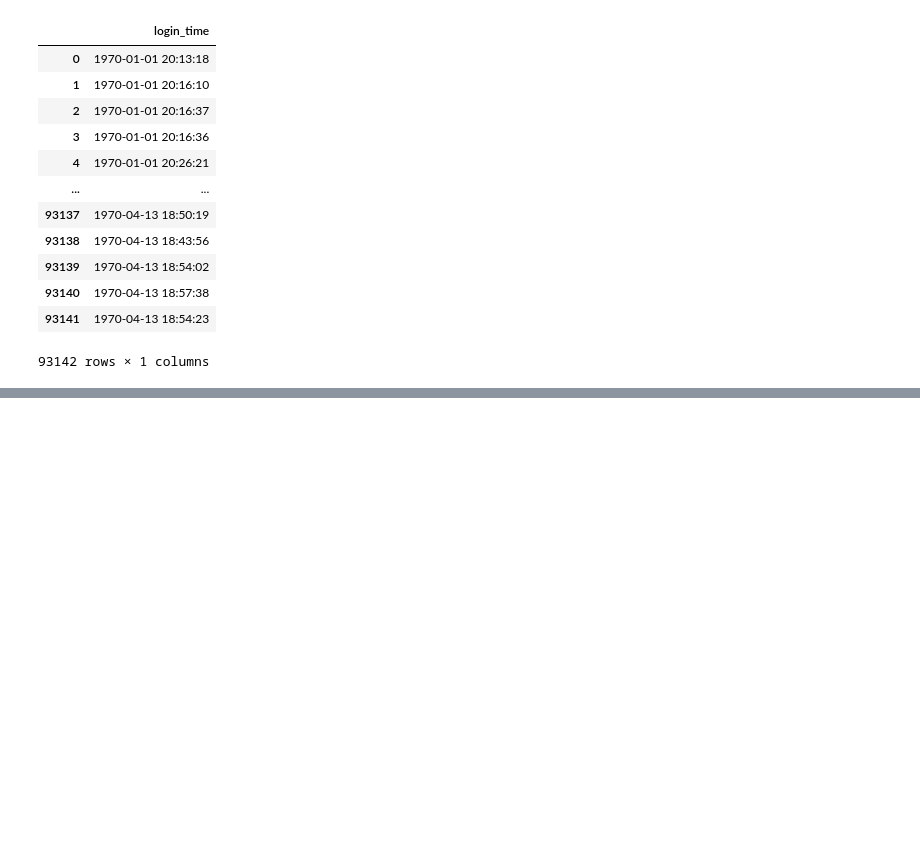
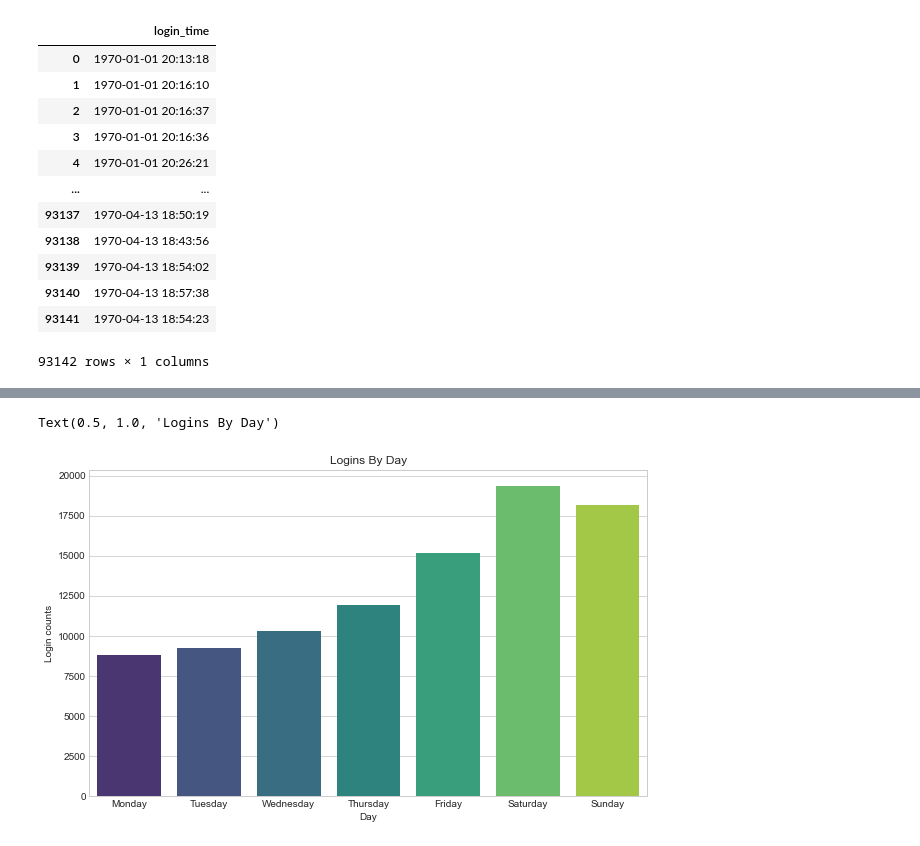
Before and after one commit to gabriellewald/ultimate-challenge, a Jupyter notebook: ultimate-data-challenge.ipynb, the cells around one changed output, grey strips where cells are left out. Drawn from its saved outputs; the diff is of its cells as text; code cells hidden in the pictures; blank space fills up the shorter version.

```diff
--- a/ultimate-data-challenge.ipynb
+++ b/ultimate-data-challenge.ipynb
@@ -113,0 +130,7 @@ df1
+# %%
+# reset index to perform feature engineering with timestamp column
+df_logins = df_logins.reset_index()
+# %%
+# add weekday column
+df_logins['weekday'] = df_logins['login_time'].dt.day_name()
+df_logins.head()
@@ -113,0 +144,4 @@ df1
+# %%
+# groupby('key', as_index=False): key does not become index but a column (no need reset_index() later)
+df_weekday = df_logins.groupby('weekday', as_index=False).sum()
+df_weekday
@@ -113,0 +157,15 @@ df1
+# %%
+# let's graph this!
+fig = plt.figure(figsize=(10,6))
+weekday_order = ['Monday', 'Tuesday', 'Wednesday', 'Thursday', 'Friday', 'Saturday', 'Sunday']
+
+# bar plot
+sns.barplot(x = 'weekday', y = 'count_15_min',
+            data = df_weekday, order=weekday_order,
+           palette = "viridis")
+plt.xlabel('Day')
+plt.ylabel('Login counts')
+plt.title('Logins By Day')
+# %% [output]
+Text(0.5, 1.0, 'Logins By Day')
+[figure, added]
```
Also changed, not shown: parts of 29 cells of this notebook.
